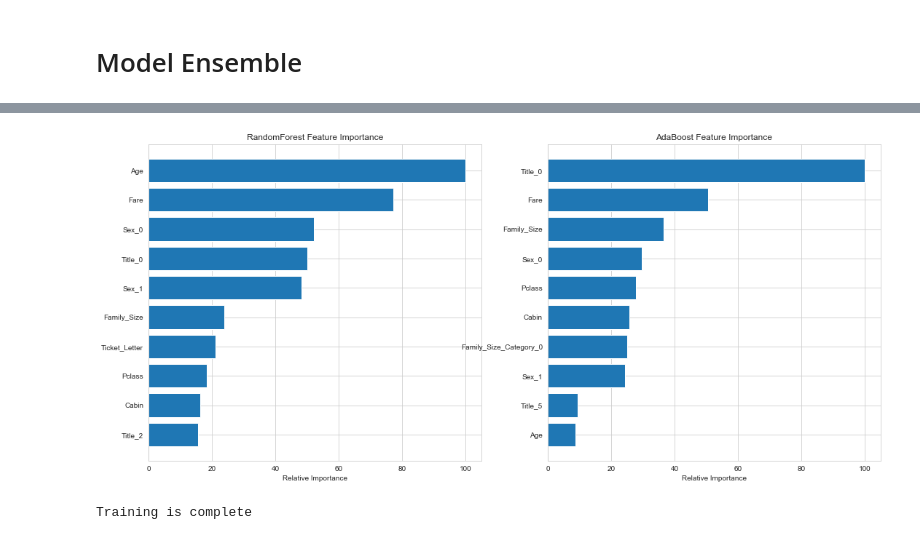
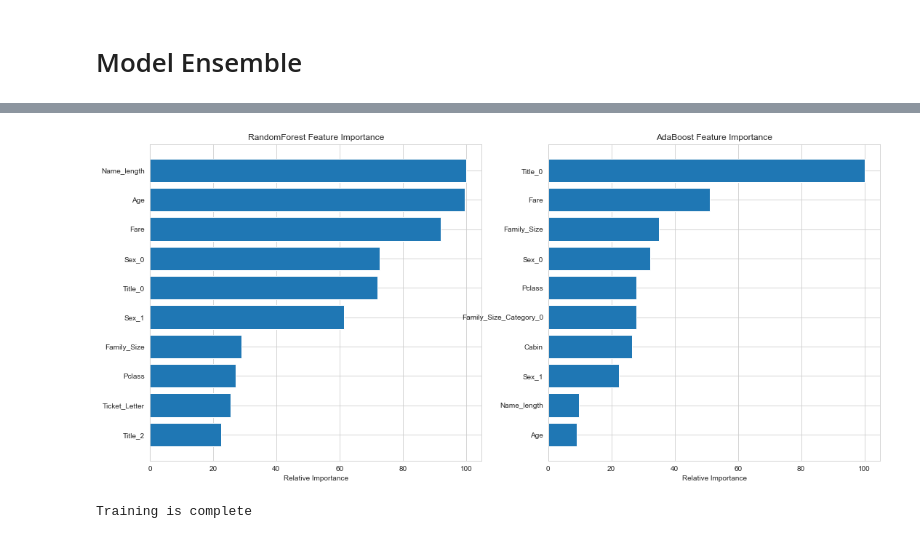
Before and after one commit to ryage/UCONN-FRM-Class-Project, a Jupyter notebook: Titanic/Titanic demo.ipynb, the cells around one changed output, grey strips where cells are left out. Cells and saved outputs as stored; diff of their text form; code cells hidden in the pictures.

```diff
--- a/Titanic/Titanic demo.ipynb
+++ b/Titanic/Titanic demo.ipynb
@@ -461,6 +461,8 @@ combined_train_test['Title'] = pd.factorize(combined_train_test['Title'])[0]
 
 title_dummies_df = pd.get_dummies(combined_train_test['Title'], prefix=combined_train_test[['Title']].columns[0])
 combined_train_test = pd.concat([combined_train_test, title_dummies_df], axis=1)
+# %%
+combined_train_test['Name_length'] = combined_train_test['Name'].apply(len)
 # %% [markdown]
 ### 4. Fare
 # %%
@@ -548,7 +550,7 @@ combined_train_test = pd.concat([combined_train_test, family_size_dummies_df], a
 Too many missing values
 # %%
 missing_age_df = pd.DataFrame(combined_train_test[
- ['Age', 'Embarked', 'Sex', 'Title',  'Family_Size', 'Family_Size_Category','Fare', 'Fare_bin_id', 'Pclass']])
+ ['Age', 'Embarked', 'Sex', 'Title', 'Name_length', 'Family_Size', 'Family_Size_Category','Fare', 'Fare_bin_id', 'Pclass']])
 
 missing_age_train = missing_age_df[missing_age_df['Age'].notnull()]
 missing_age_test = missing_age_df[missing_age_df['Age'].isnull()]
@@ -672,8 +674,8 @@ g.set(xticklabels=[])
 # %% [markdown]
 ### 1. Scaling
 # %%
-scale_age_fare = preprocessing.StandardScaler().fit(combined_train_test[['Age','Fare']])
-combined_train_test[['Age','Fare']] = scale_age_fare.transform(combined_train_test[['Age','Fare']])
+scale_age_fare = preprocessing.StandardScaler().fit(combined_train_test[['Age','Fare', 'Name_length']])
+combined_train_test[['Age','Fare', 'Name_length']] = scale_age_fare.transform(combined_train_test[['Age','Fare', 'Name_length']])
 # %%
 combined_data_backup = combined_train_test
 combined_train_test.drop(['PassengerId', 'Embarked', 'Sex', 'Name', 'Title', 'Fare_bin_id', 'Pclass_Fare_Category',
@@ -867,36 +869,36 @@ Name: feature, dtype: object
 [Parallel(n_jobs=25)]: Done  20 out of  20 | elapsed:    0.0s finished
 # %%
 rf_feature_imp = feature_importance[:10]
-Ada_feature_imp = feature_importance[31:31+10].reset_index(drop=True)
+Ada_feature_imp = feature_importance[32:32+10].reset_index(drop=True)
 
 # make importances relative to max importance
 rf_feature_importance = 100.0 * (rf_feature_imp['importance'] / rf_feature_imp['importance'].max())
 Ada_feature_importance = 100.0 * (Ada_feature_imp['importance'] / Ada_feature_imp['importance'].max())
 
 # Get the indexes of all features over the importance threshold
 rf_important_idx = np.where(rf_feature_importance)[0]
 Ada_important_idx = np.where(Ada_feature_importance)[0]
 
 # Adapted from Gradient Boosting regression
 pos = np.arange(rf_important_idx.shape[0]) + .5
 
 plt.figure(1, figsize = (18, 8))
 
 plt.subplot(121)
 plt.barh(pos, rf_feature_importance[rf_important_idx][::-1])
 plt.yticks(pos, rf_feature_imp['feature'][::-1])
 plt.xlabel('Relative Importance')
 plt.title('RandomForest Feature Importance')
 
 plt.subplot(122)
 plt.barh(pos, Ada_feature_importance[Ada_important_idx][::-1])
 plt.yticks(pos, Ada_feature_imp['feature'][::-1])
 plt.xlabel('Relative Importance')
 plt.title('AdaBoost Feature Importance')
 
 plt.show()
 # %% [output]
-[figure, old version]
+[figure, new version]
 # %%
 from sklearn.model_selection import KFold
 
```
Also changed, not shown: parts of 9 cells of this notebook.
